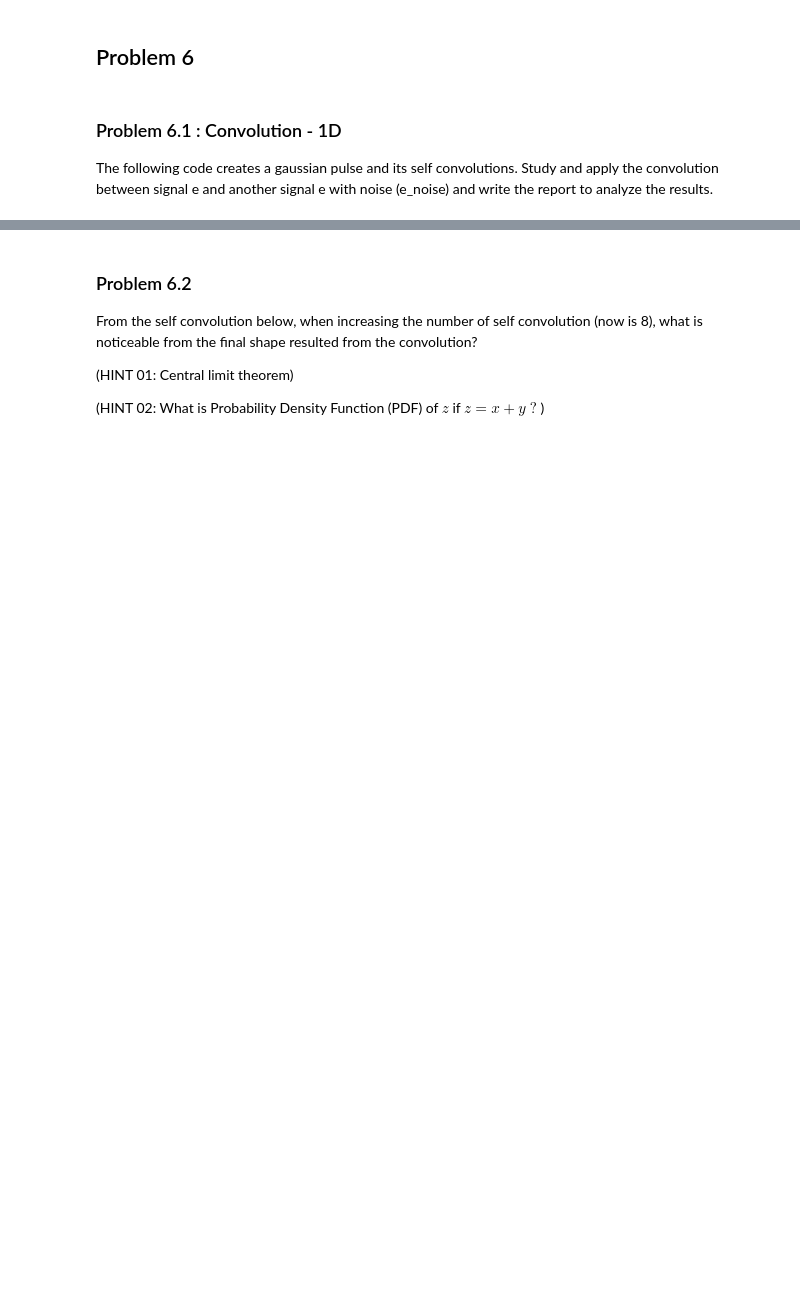
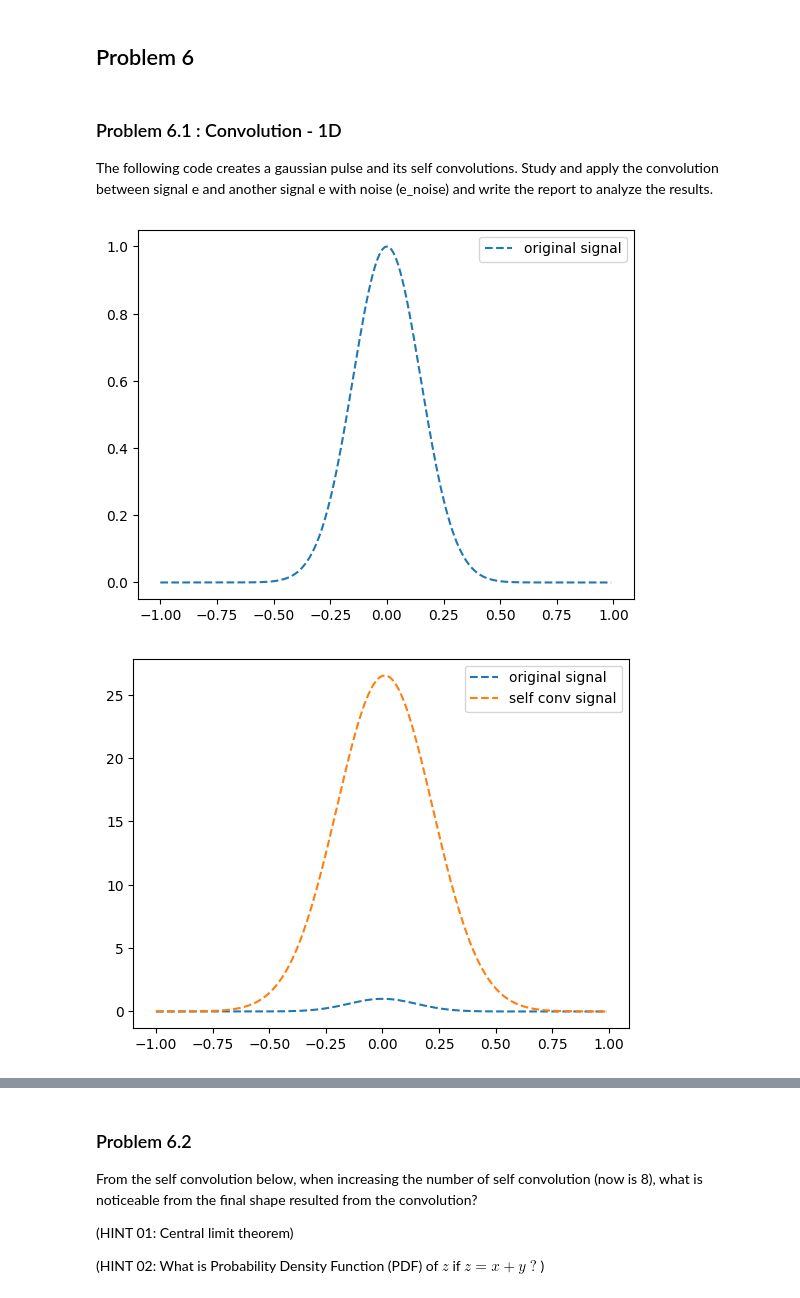
Before and after one commit to patthadon-p/CEDT-2110203-CEM-II, a Jupyter notebook: signal/homework-2/code/signal-homework-02-notebook.ipynb, the cells around one changed output, grey strips where cells are left out. Saved outputs shown, nothing was run; the diff lists cells and outputs as text; code cells hidden in the pictures; blank space fills up the shorter version.

Commit message:
SIGNAL Homework-02

```diff
--- a/signal/homework-2/code/signal-homework-02-notebook.ipynb
+++ b/signal/homework-2/code/signal-homework-02-notebook.ipynb
@@ -842,20 +902,30 @@ The following code creates a gaussian pulse and its self convolutions. Study and
 # %%
 from scipy import signal
 
 t = np.linspace(-1, 1, 2 * 100, endpoint=False)
 i, q, e = signal.gausspulse(t, fc=5, retquad=True, retenv=True)
-plt.plot(t, e, '--',label = 'orignal signal')
-plt.legend(loc='upper right')
+plt.plot(t, e, "--",label = "original signal")
+plt.legend(loc="upper right")
+plt.savefig("../images/problem_6_1_original_signal.png")
 plt.show()
 
-
-conv_e = np.convolve(e,e,'same')
-plt.plot(t, e, '--',label = 'orignal signal')
-plt.plot(t, conv_e, '--',label = 'self conv signal')
-plt.legend(loc='upper right')
+conv_e = np.convolve(e,e,"same")
+plt.plot(t, e, "--",label = "original signal")
+plt.plot(t, conv_e, "--",label = "self conv signal")
+plt.legend(loc="upper right")
+plt.savefig("../images/problem_6_1_self_conv_signal.png")
 plt.show()
 
 e_noise = e + np.random.randn(len(e))*2.5
-conv_e_noise = np.convolve(e,e_noise,'same')
+conv_e_noise = np.convolve(e, e_noise,"same")
 
 # TODO : Apply the convolution between signal e and another signal e with noise (e_noise) and check the results
+
+plt.plot(t, e, "--", label="original signal")
+plt.plot(t, conv_e_noise, "--", label="conv with noise signal")
+plt.legend(loc="upper right")
+plt.savefig("../images/problem_6_1_conv_with_noise_signal.png")
+plt.show()
+# %% [output]
+[figure, added]
+[figure, added]
```
Also changed, not shown: parts of 13 cells of this notebook, 21 other files.
